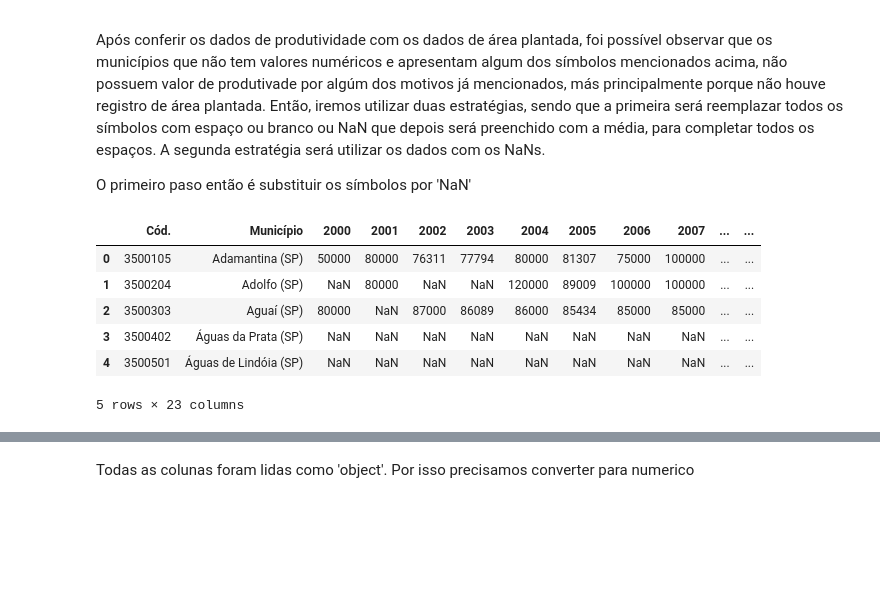
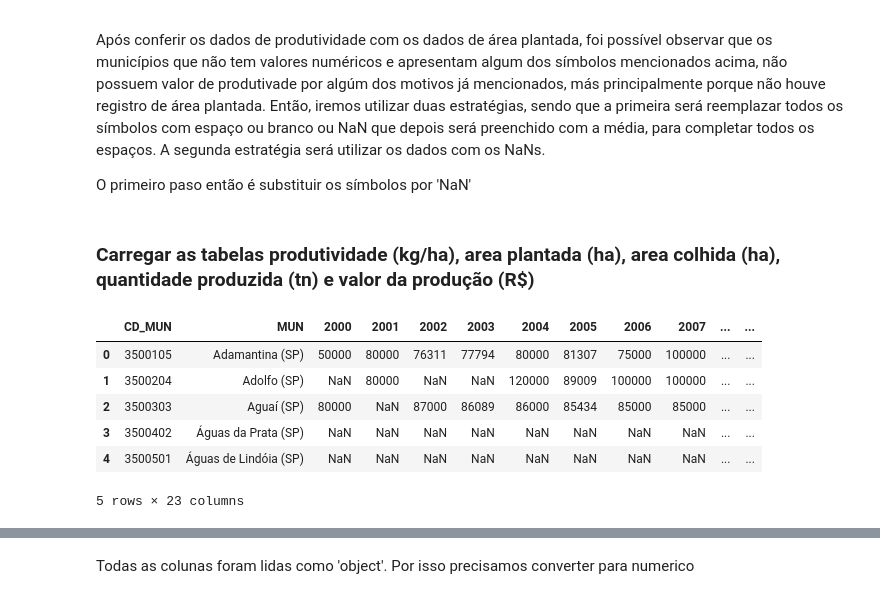
Before and after one commit to neli12/time-series-productivity-sp, a Jupyter notebook: Análise e limpeza de dados.ipynb, the cells around one changed output, grey strips where cells are left out. Saved outputs shown, nothing was run; the diff lists cells and outputs as text; code cells hidden in the pictures; blank space fills up the shorter version.

```diff
--- a/Análise e limpeza de dados.ipynb
+++ b/Análise e limpeza de dados.ipynb
@@ -24,6 +30,8 @@ if not sys.warnoptions:
     warnings.simplefilter("ignore")
 
 from shapely import geometry
+from linearmodels.panel import PanelOLS
+pd.set_option('display.max_rows', None)
 # %%
 # Carregar dados e criar 'chunks' para cada tabela. Salvar separadamente no computador
 for i, chunk in enumerate(pd.read_csv('tabela1612.csv',  encoding ='ISO-8859-1', decimal = ',', sep = ';', chunksize=648)):
@@ -39,15 +47,18 @@ No final da tabela original temos as descrições seguintes:
 Após conferir os dados de produtividade com os dados de área plantada, foi possível observar que os municípios que não tem valores numéricos e apresentam algum dos símbolos mencionados acima, não possuem valor de produtivade por algúm dos motivos já mencionados, más principalmente porque não houve registro de área plantada. Então, iremos utilizar duas estratégias, sendo que a primeira será reemplazar todos os símbolos com espaço ou branco ou NaN que depois será preenchido com a média, para completar todos os espaços. A segunda estratégia será utilizar os dados com os NaNs.
 
 O primeiro paso então é substituir os símbolos por 'NaN'
+# %% [markdown]
+### Carregar as tabelas produtividade (kg/ha), area plantada (ha), area colhida (ha), quantidade produzida (tn) e valor da produção (R$)
 # %%
 # Carregar a tabela que contem a produtividade da cana de açúcar para cada ano. Excluir as primeiras 4 linhas e as ultimas 2.
 # Criar uma lista com os símbolos que representam os valores ausentes e utilizar esta lista para substituir NAs.
 lista_ausentes = ['-', '..', '...']
-dat = pd.read_csv("tables/chunk5.csv", skiprows = 3, na_values = lista_ausentes).drop([0, 643, 644])
-dat.reset_index(drop = True, inplace = True)
-dat.head()
+dat_yield = pd.read_csv("tables/chunk5.csv", skiprows = 3, na_values = lista_ausentes).drop([0, 643, 644])
+dat_yield.reset_index(drop = True, inplace = True)
+dat_yield.rename(columns = {'Cód.': 'CD_MUN', 'Município': 'MUN'}, inplace = True)
+dat_yield.head()
 # %% [output]
-|  | Cód. | Município | 2000 | 2001 | 2002 | 2003 | 2004 | 2005 | 2006 | 2007 | ... | ... |
+|  | CD_MUN | MUN | 2000 | 2001 | 2002 | 2003 | 2004 | 2005 | 2006 | 2007 | ... | ... |
 | 0 | 3500105 | Adamantina (SP) | 50000 | 80000 | 76311 | 77794 | 80000 | 81307 | 75000 | 100000 | ... | ... |
 | 1 | 3500204 | Adolfo (SP) | NaN | 80000 | NaN | NaN | 120000 | 89009 | 100000 | 100000 | ... | ... |
 | 2 | 3500303 | Aguaí (SP) | 80000 | NaN | 87000 | 86089 | 86000 | 85434 | 85000 | 85000 | ... | ... |
```
Also changed, not shown: parts of 113 cells of this notebook.
